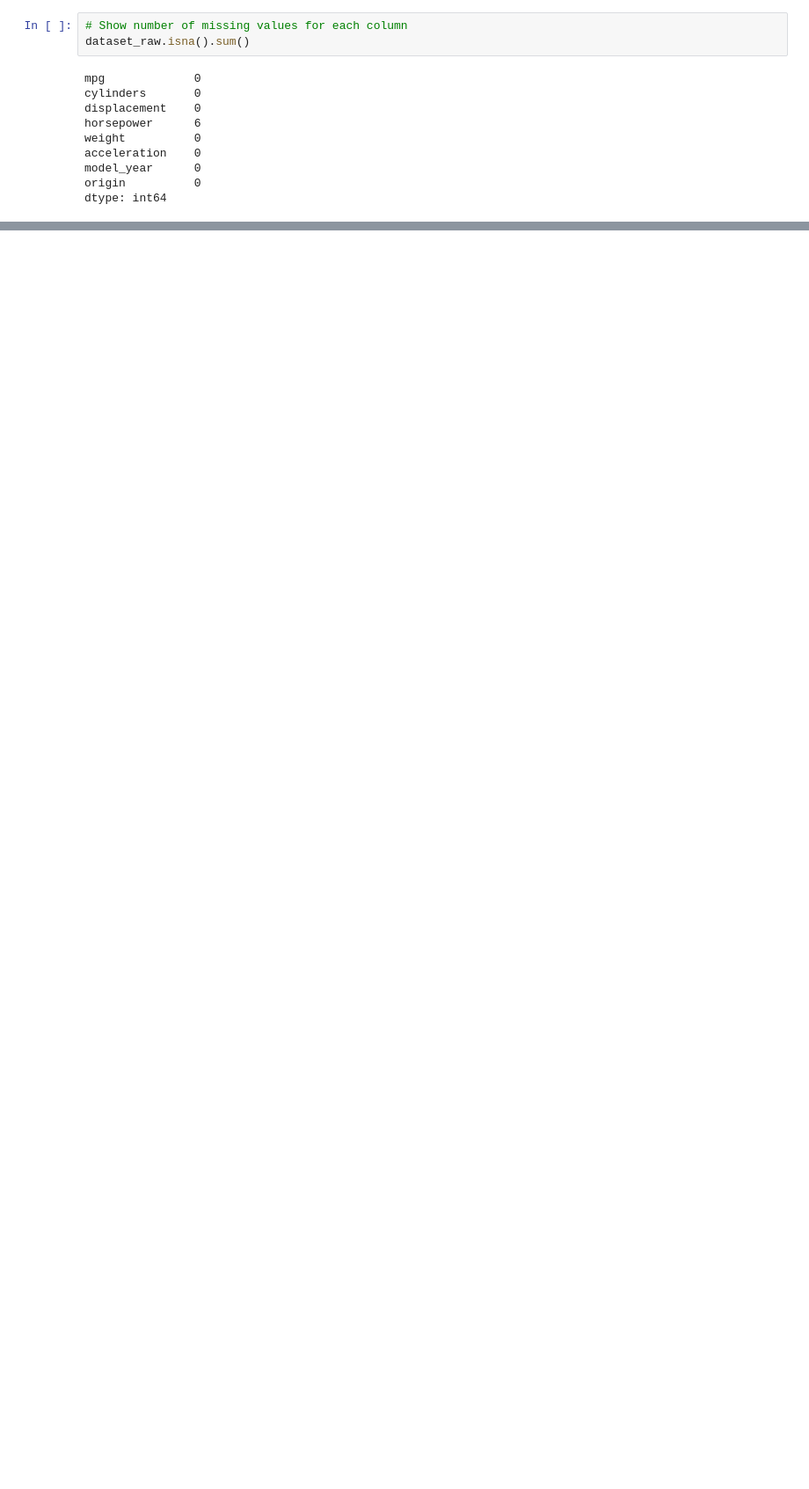
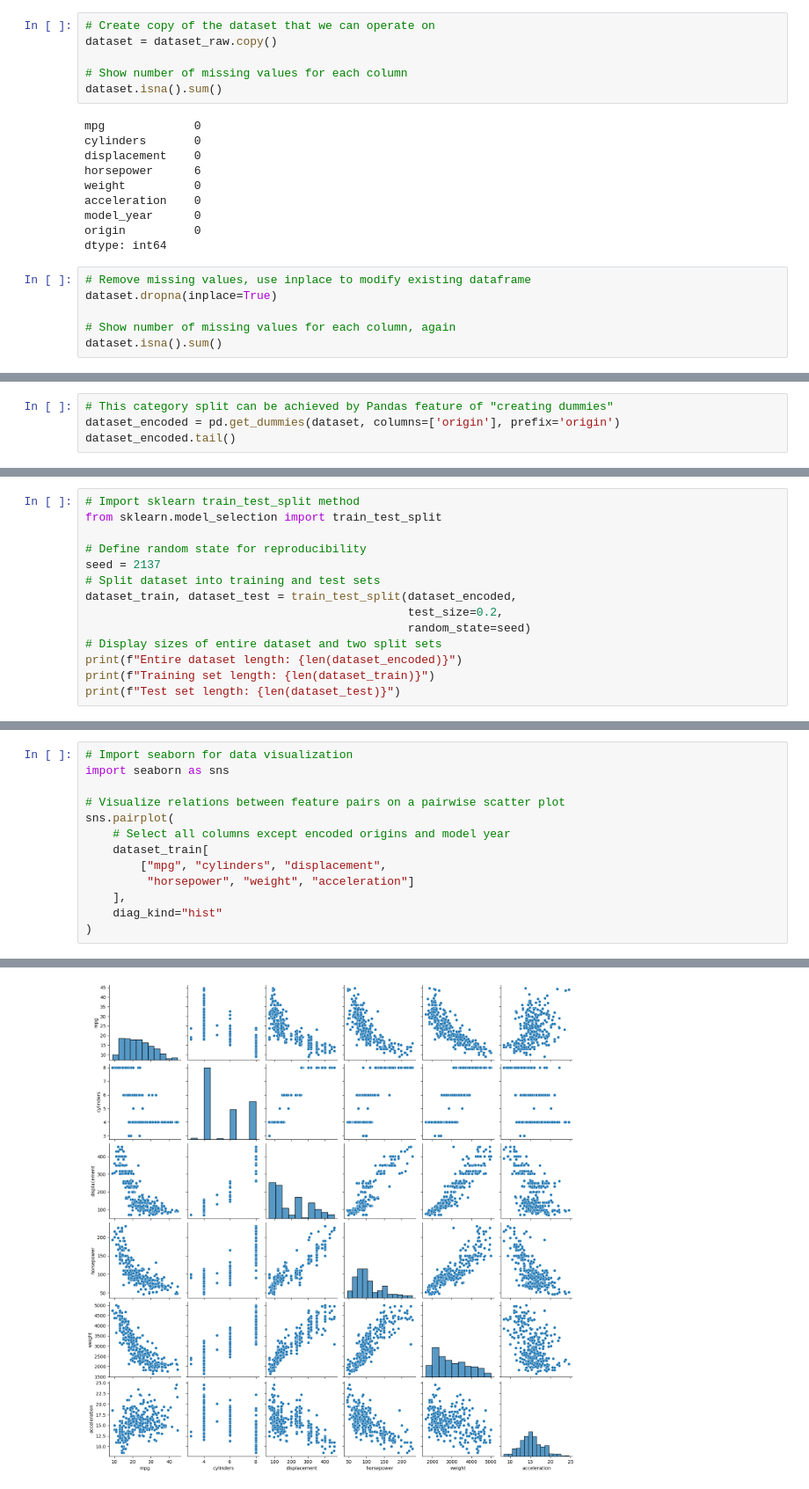
Before and after one commit to michrus/am-i-learning-yet, a Jupyter notebook: machine_learning/linear_regression/project.ipynb, the cells around one changed output, grey strips where cells are left out. Shown: that part at 88% size. Saved outputs shown, nothing was run; the diff lists cells and outputs as text; blank space fills up the shorter version.

```diff
--- a/machine_learning/linear_regression/project.ipynb
+++ b/machine_learning/linear_regression/project.ipynb
@@ -69,8 +70,11 @@ dataset_raw.head()
 | 3 | 16.0 | 8 | 304.0 | 150.0 | 3433.0 | 12.0 | 70 | 1 |
 | 4 | 17.0 | 8 | 302.0 | 140.0 | 3449.0 | 10.5 | 70 | 1 |
 # %%
+# Create copy of the dataset that we can operate on
+dataset = dataset_raw.copy()
+
 # Show number of missing values for each column
-dataset_raw.isna().sum()
+dataset.isna().sum()
 # %% [output]
 mpg             0
 cylinders       0
@@ -81,3 +85,9 @@ acceleration    0
 model_year      0
 origin          0
 dtype: int64
+# %%
+# Remove missing values, use inplace to modify existing dataframe
+dataset.dropna(inplace=True)
+
+# Show number of missing values for each column, again
+dataset.isna().sum()
@@ -83,0 +115,4 @@ dtype: int64
+# %%
+# This category split can be achieved by Pandas feature of "creating dummies"
+dataset_encoded = pd.get_dummies(dataset, columns=['origin'], prefix='origin')
+dataset_encoded.tail()
@@ -83,0 +126,14 @@ dtype: int64
+# %%
+# Import sklearn train_test_split method
+from sklearn.model_selection import train_test_split
+
+# Define random state for reproducibility
+seed = 2137
+# Split dataset into training and test sets
+dataset_train, dataset_test = train_test_split(dataset_encoded,
+                                               test_size=0.2,
+                                               random_state=seed)
+# Display sizes of entire dataset and two split sets
+print(f"Entire dataset length: {len(dataset_encoded)}")
+print(f"Training set length: {len(dataset_train)}")
+print(f"Test set length: {len(dataset_test)}")
@@ -83,0 +144,14 @@ dtype: int64
+# %%
+# Import seaborn for data visualization
+import seaborn as sns
+
+# Visualize relations between feature pairs on a pairwise scatter plot
+sns.pairplot(
+    # Select all columns except encoded origins and model year
+    dataset_train[
+        ["mpg", "cylinders", "displacement",
+         "horsepower", "weight", "acceleration"]
+    ],
+    diag_kind="hist"
+)
+# %% [output]
@@ -83,0 +159 @@ dtype: int64
+[figure, added]
```
Also changed, not shown: parts of 9 cells of this notebook.
